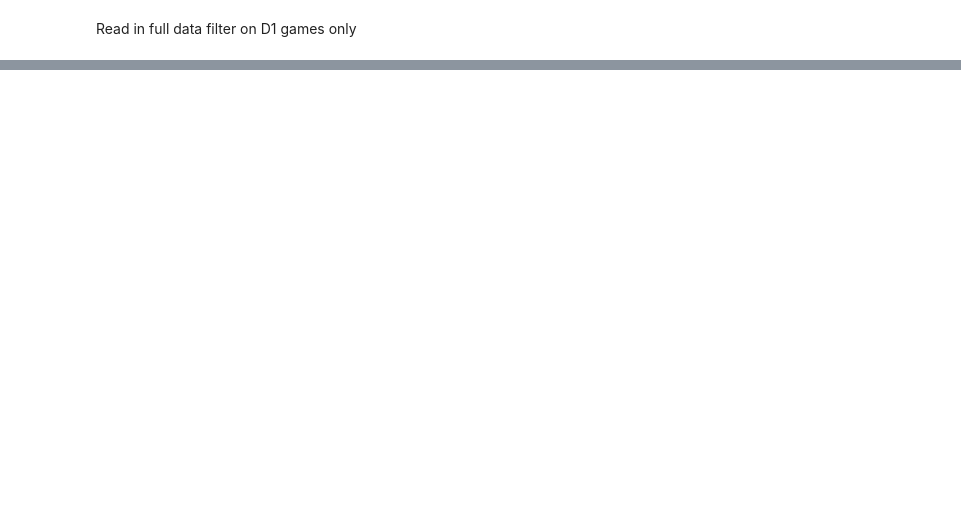
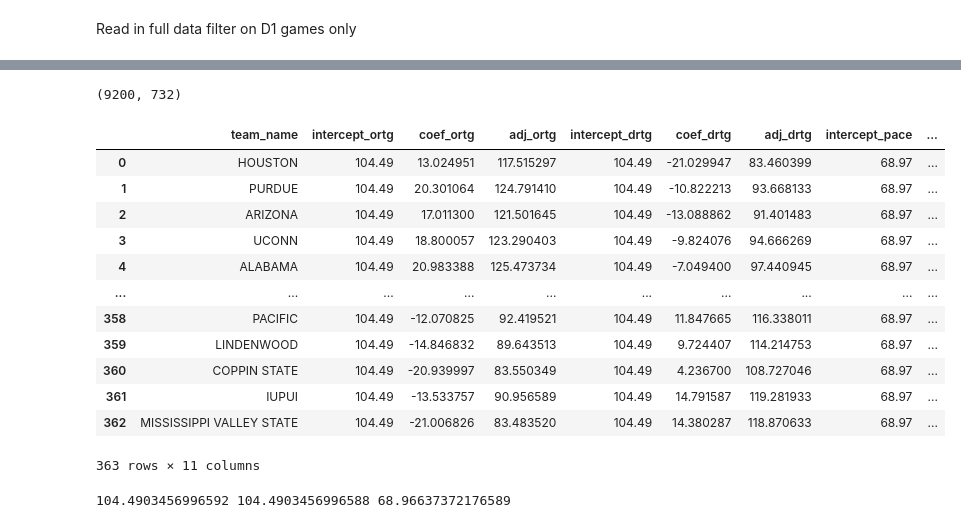
Before and after one commit to fmathews11/Adjusting_Basketball_Stats, a Jupyter notebook: Creating_Adjusted_Stats.ipynb, the cells around one changed output, grey strips where cells are left out. Cells and saved outputs as stored; diff of their text form; code cells hidden in the pictures; blank space fills up the shorter version.

```diff
--- a/Creating_Adjusted_Stats.ipynb
+++ b/Creating_Adjusted_Stats.ipynb
@@ -17,39 +31,63 @@ y_df = reg_df[['ortg','drtg','pace']].copy()
 # %%
+full_box_df = pd.read_parquet('parquet_files/box_scores_sports_reference_2024.gzip')
+metrics_df = add_calculated_metrics_to_preprocessed_dataframe(full_box_df)
+reg_df = convert_box_score_dataframe_to_regression_format(metrics_df)
+print(reg_df.shape)
+games_df = reg_df.drop(['ortg','drtg','pace','to_pct','opp_to_pct','game_date','ui'],axis = 1).copy()
+y_df = reg_df[['ortg','drtg','pace']].copy()
+
 parameter_dict = {}
 master_df = pd.DataFrame()
 for column in y_df.columns.tolist():
 
-    reg = Ridge(alpha=2,fit_intercept=True)
+    reg = Ridge(alpha=1.5,fit_intercept=True)
     reg.fit(X = games_df ,y = y_df[column].to_numpy())
     reg_results = {"variable":[],f'coef_{column}':[],f'intercept_{column}':[],f'adj_{column}':[]}
     intercept = round(reg.intercept_,2)
     parameter_dict[f"{column}_regression"] = reg
 
     for variable,coefficient in zip(games_df.columns,reg.coef_):
         reg_results[f'intercept_{column}'].append(intercept)
         reg_results['variable'].append(variable)
         reg_results[f'coef_{column}'].append(coefficient)
         reg_results[f'adj_{column}'].append(coefficient + reg.intercept_)
 
     output_df = pd.DataFrame(reg_results)
     output_df = output_df.loc[(output_df.variable.str.startswith("TM")) | (output_df.variable == "home")].copy()
     output_df['tm_id'] = output_df.variable.map(lambda x: x.split("_")[1] if x != 'home' else -1).astype(int)
     output_df['team_name'] = output_df.tm_id.map(lambda x: team_id_name_dict.get(x,"HOME_COURT_ADVANTAGE"))
     output_df = output_df[['team_name',f'intercept_{column}',f'coef_{column}',f'adj_{column}']]
 
     if master_df.empty:
         master_df = output_df.copy()
         continue
 
     master_df = master_df.merge(output_df,on = 'team_name')
 
 
 master_df['adj_nrtg'] = master_df.adj_ortg - master_df.adj_drtg
 parameter_dict['regression_dict'] = master_df.set_index('team_name').to_dict(orient='index')
-master_df.sort_values('adj_nrtg',ascending=False)
+master_df.sort_values('adj_nrtg',ascending=False).reset_index(drop = True)
+# %% [output]
+(9200, 732)
+|  | team_name | intercept_ortg | coef_ortg | adj_ortg | intercept_drtg | coef_drtg | adj_drtg | intercept_pace | ... |
+| 0 | HOUSTON | 104.49 | 13.024951 | 117.515297 | 104.49 | -21.029947 | 83.460399 | 68.97 | ... |
+| 1 | PURDUE | 104.49 | 20.301064 | 124.791410 | 104.49 | -10.822213 | 93.668133 | 68.97 | ... |
+| 2 | ARIZONA | 104.49 | 17.011300 | 121.501645 | 104.49 | -13.088862 | 91.401483 | 68.97 | ... |
+| 3 | UCONN | 104.49 | 18.800057 | 123.290403 | 104.49 | -9.824076 | 94.666269 | 68.97 | ... |
+| 4 | ALABAMA | 104.49 | 20.983388 | 125.473734 | 104.49 | -7.049400 | 97.440945 | 68.97 | ... |
+| ... | ... | ... | ... | ... | ... | ... | ... | ... | ... |
+| 358 | PACIFIC | 104.49 | -12.070825 | 92.419521 | 104.49 | 11.847665 | 116.338011 | 68.97 | ... |
+| 359 | LINDENWOOD | 104.49 | -14.846832 | 89.643513 | 104.49 | 9.724407 | 114.214753 | 68.97 | ... |
+| 360 | COPPIN STATE | 104.49 | -20.939997 | 83.550349 | 104.49 | 4.236700 | 108.727046 | 68.97 | ... |
+| 361 | IUPUI | 104.49 | -13.533757 | 90.956589 | 104.49 | 14.791587 | 119.281933 | 68.97 | ... |
+| 362 | MISSISSIPPI VALLEY STATE | 104.49 | -21.006826 | 83.483520 | 104.49 | 14.380287 | 118.870633 | 68.97 | ... |
+363 rows × 11 columns
 # %%
 hub = RegressionHub(**parameter_dict)
 print(hub.ortg_regression.intercept_,hub.drtg_regression.intercept_,hub.pace_regression.intercept_)
+# %% [output]
+104.4903456996592 104.4903456996588 68.96637372176589
 # %%
 games_df['predicted_ortg'] = hub.ortg_regression.predict(games_df.iloc[:,:725])
 games_df['actual_ortg'] = y_df.ortg
```
Also changed, not shown: parts of 8 cells of this notebook.
